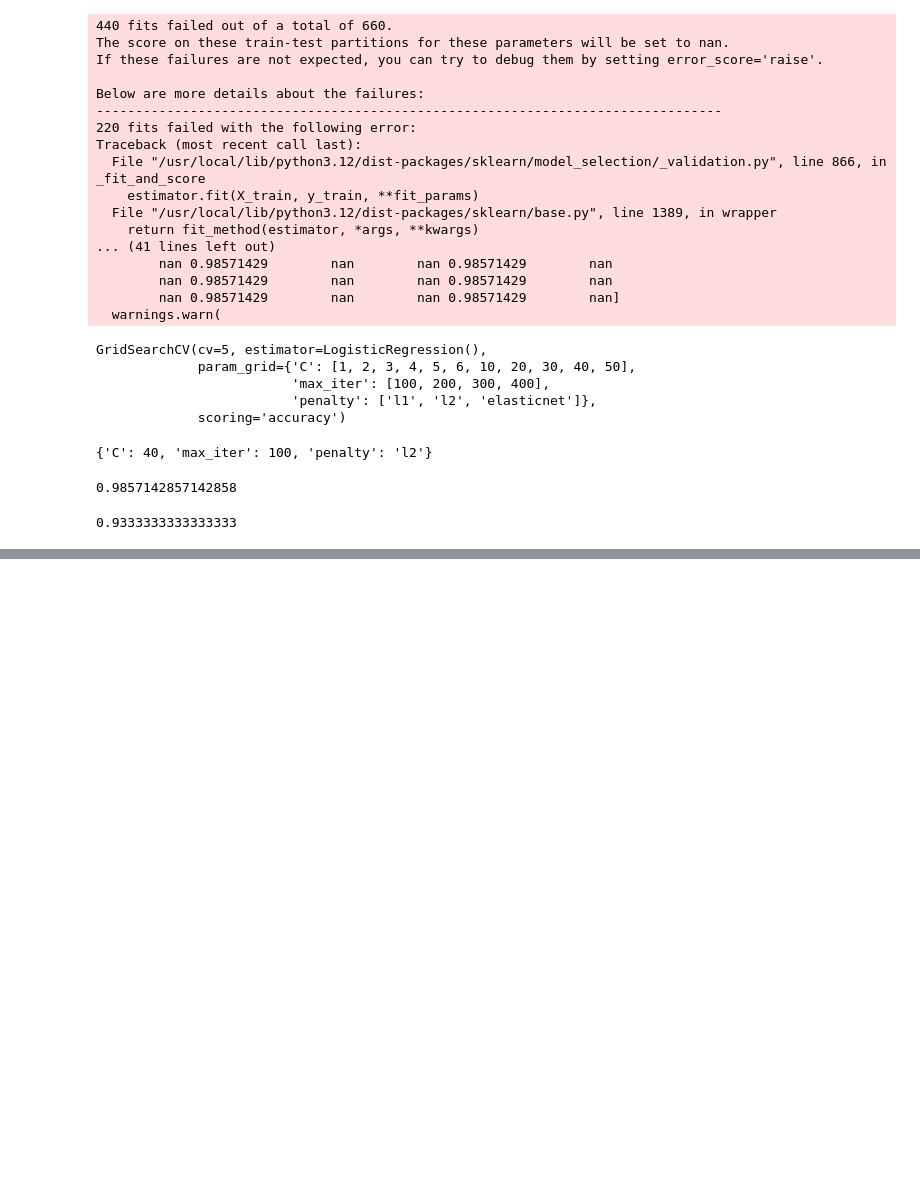
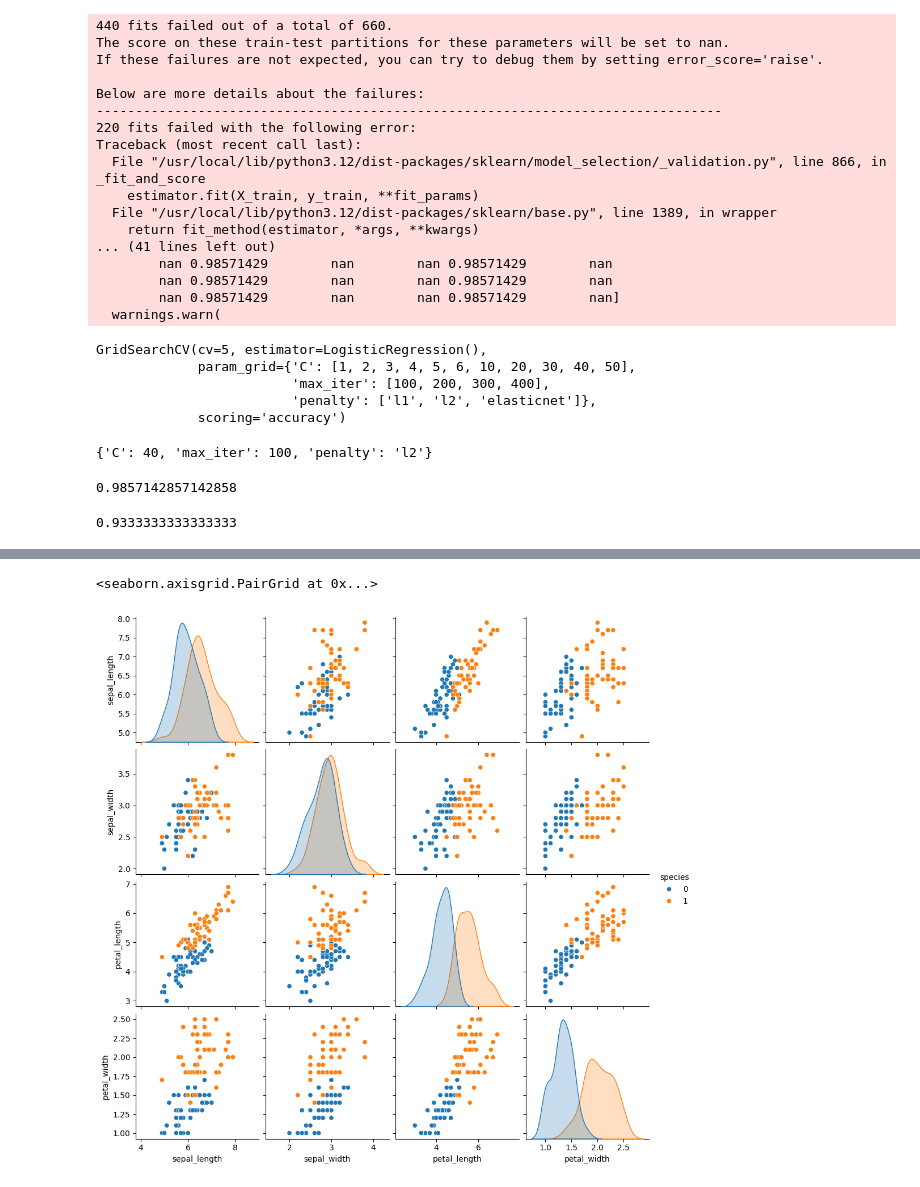
Before and after one commit to omshahu/ML_Practicals, a Jupyter notebook: Untitled4.ipynb, the cells around one changed output, grey strips where cells are left out. Drawn from its saved outputs; the diff is of its cells as text; code cells hidden in the pictures; blank space fills up the shorter version.

```diff
--- a/Untitled4.ipynb
+++ b/Untitled4.ipynb
@@ -201,0 +214,5 @@ print(score)
+# %%
+sns.pairplot(df, hue='species')
+# %% [output]
+<seaborn.axisgrid.PairGrid at 0x...>
+[figure, added]
```
Also changed, not shown: parts of 1 cell of this notebook.
